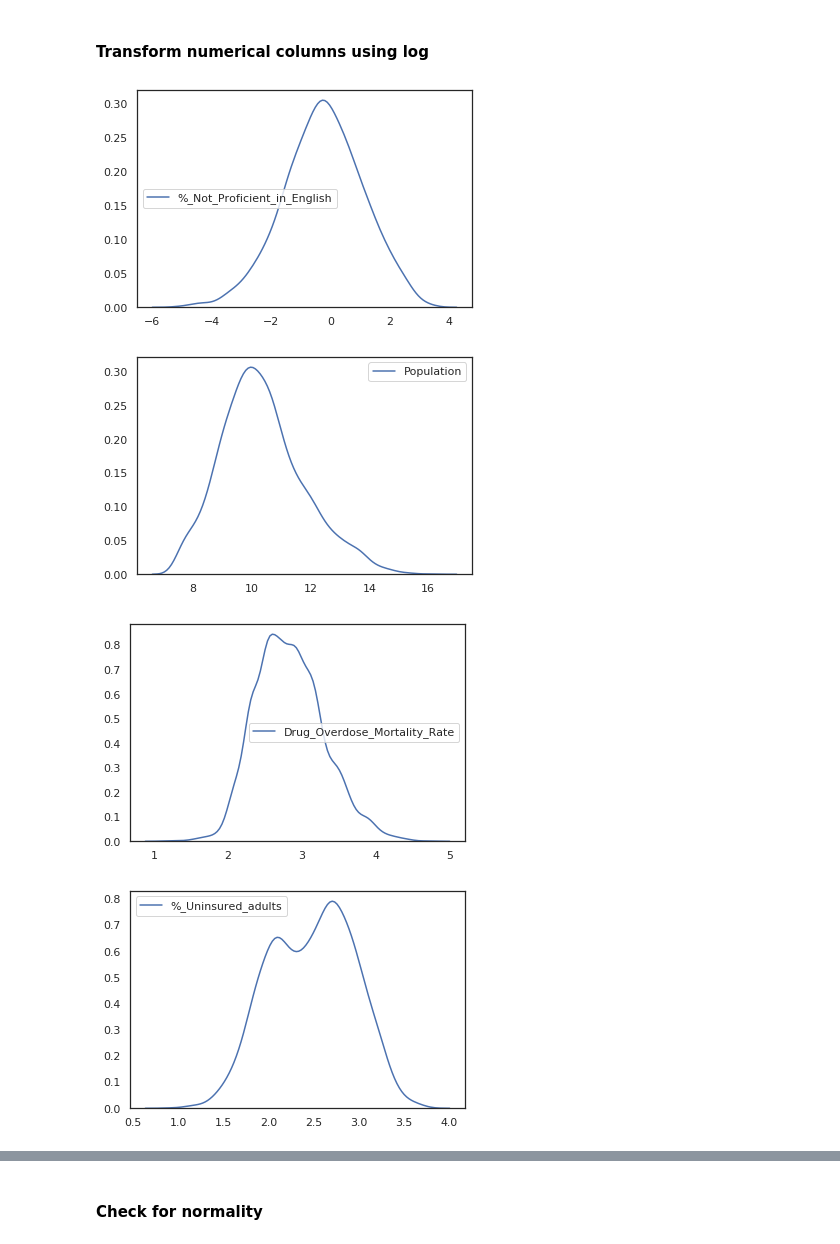
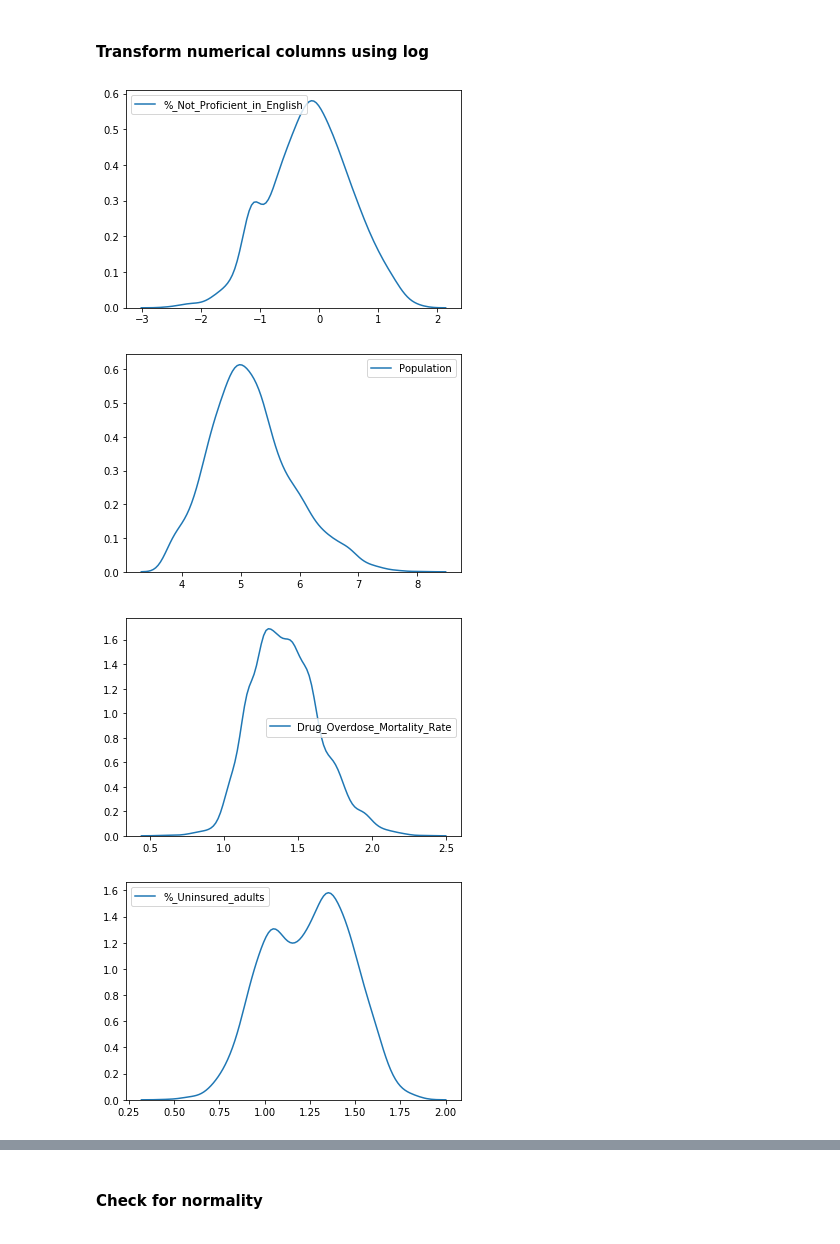
Before and after one commit to locsta/County-Health-Analysis, a Jupyter notebook: marc_index.ipynb, the cells around one changed output, grey strips where cells are left out. Saved outputs shown, nothing was run; the diff lists cells and outputs as text; code cells hidden in the pictures.

```diff
--- a/marc_index.ipynb
+++ b/marc_index.ipynb
@@ -166,6 +174,3 @@ df.head()
 | 3 | Alabama | Bibb | 73.928271 | 563.7 | 111.749681 | 14.792899 | ... |
 | 4 | Alabama | Blount | 74.597767 | 501.8 | 76.032935 | 6.184688 | ... |
 5 rows × 29 columns
-# %%
-df["%_Not_Proficient_in_English"] = df["%_Not_Proficient_in_English"].replace(0,0.01)
-df["%_Not_Proficient_in_English"]
@@ -199,7 +180,3 @@ https://github.com/learn-co-students/dsc-modeling-your-data-lab-london-ds-111819
-# %%
-useless = ["County", "Age-Adjusted_Mortality", "%_Frequent_Physical_Distress"]
-for column in useless:
-    df = df.drop([column], axis=1)
 # %% [markdown]
 #### Plot variables distribution
 # %%
@@ -227,13 +193,14 @@ for i, column in enumerate(df.drop(["State"], axis=1).columns):
 # %%
 to_log = ["%_Not_Proficient_in_English", "Population" ,"Drug_Overdose_Mortality_Rate", "%_Uninsured_adults","MV_Mortality_Rate", "%_Uninsured_adults"]
 # to_categories = ["Other_PCP_Rate","Population", "%_Rural"] #Maybe!
 # ["%_Limited_Access_Healthy_Food"]   <= to many std away from mean at the lower end of the tail
 for i, column in enumerate(to_log):
-    df[column] = df[column].map(lambda x: np.log(x))
+    df[column]=df[column].replace(0,0.1)
+    df[column] = df[column].map(lambda x: np.log(np.sqrt(x)))
     plt.figure(i)
     sns.kdeplot(df[column])
 # %% [output]
-[figure, old version]
+[figure, new version]
-[figure, old version]
+[figure, new version]
-[figure, old version]
+[figure, new version]
-[figure, old version]
+[figure, new version]
```
Also changed, not shown: parts of 34 cells of this notebook.
